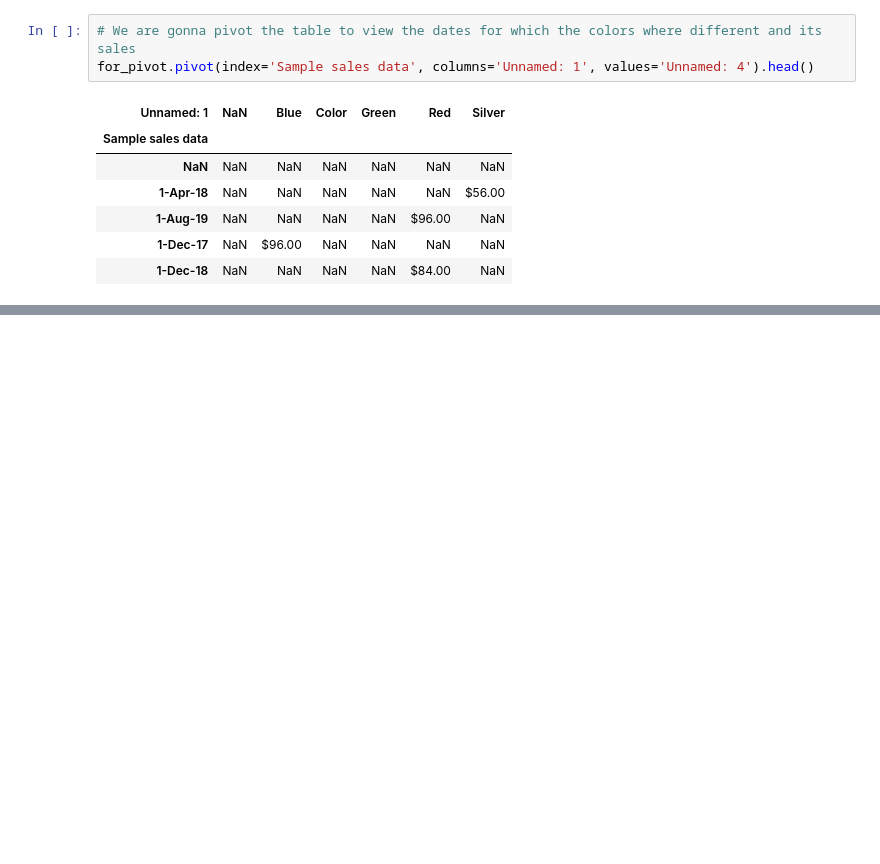
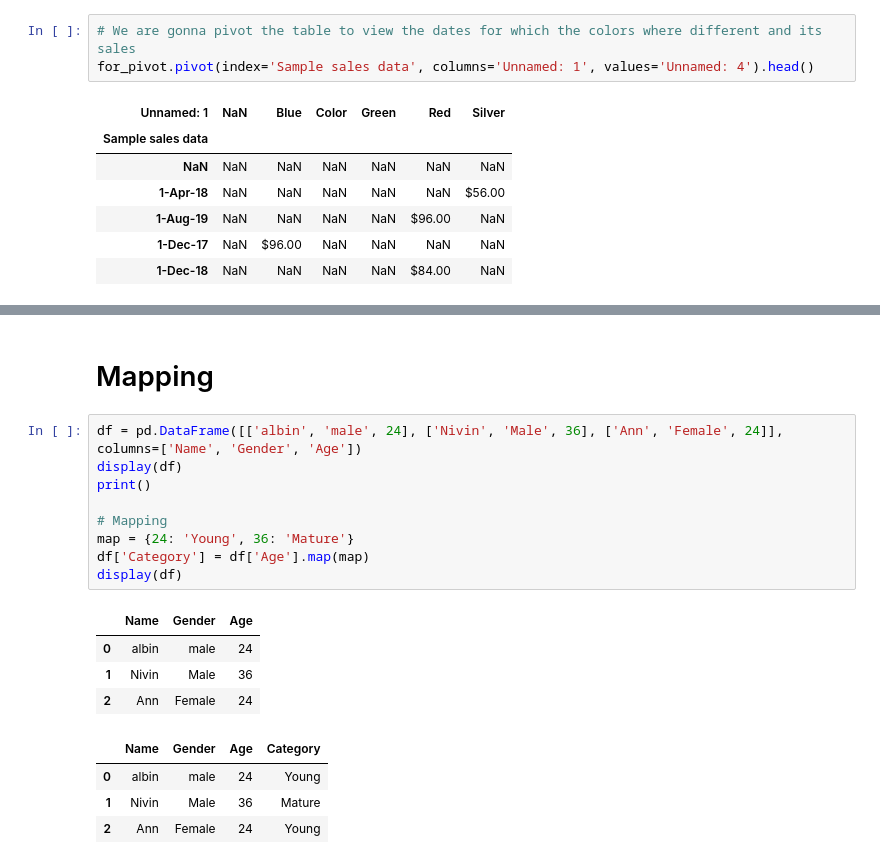
Before and after one commit to albinjohn366/DataScience_Tutorials, a Jupyter notebook: Working_with_Data.ipynb, the cells around one changed output, grey strips where cells are left out. Cells and saved outputs as stored; diff of their text form; blank space fills up the shorter version.

```diff
--- a/Working_with_Data.ipynb
+++ b/Working_with_Data.ipynb
@@ -386,0 +433,20 @@ for_pivot.pivot(index='Sample sales data', columns='Unnamed: 1', values='Unnamed
+# %% [markdown]
+# Mapping
+# %%
+df = pd.DataFrame([['albin', 'male', 24], ['Nivin', 'Male', 36], ['Ann', 'Female', 24]], columns=['Name', 'Gender', 'Age'])
+display(df)
+print()
+
+# Mapping
+map = {24: 'Young', 36: 'Mature'}
+df['Category'] = df['Age'].map(map)
+display(df)
+# %% [output]
+|  | Name | Gender | Age |
+| 0 | albin | male | 24 |
+| 1 | Nivin | Male | 36 |
+| 2 | Ann | Female | 24 |
+|  | Name | Gender | Age | Category |
+| 0 | albin | male | 24 | Young |
+| 1 | Nivin | Male | 36 | Mature |
+| 2 | Ann | Female | 24 | Young |
```
Also changed, not shown: parts of 9 cells of this notebook.
